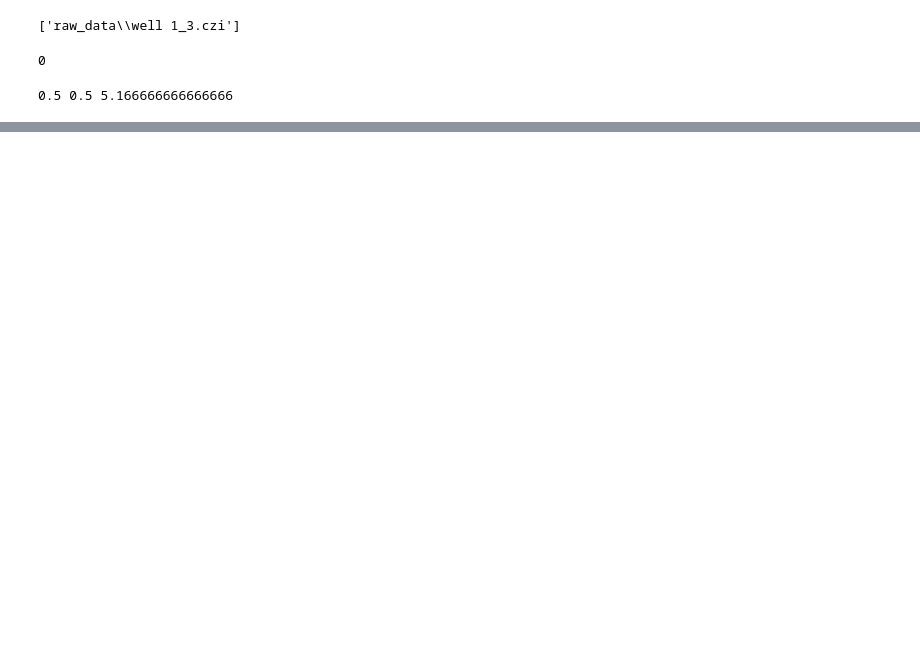
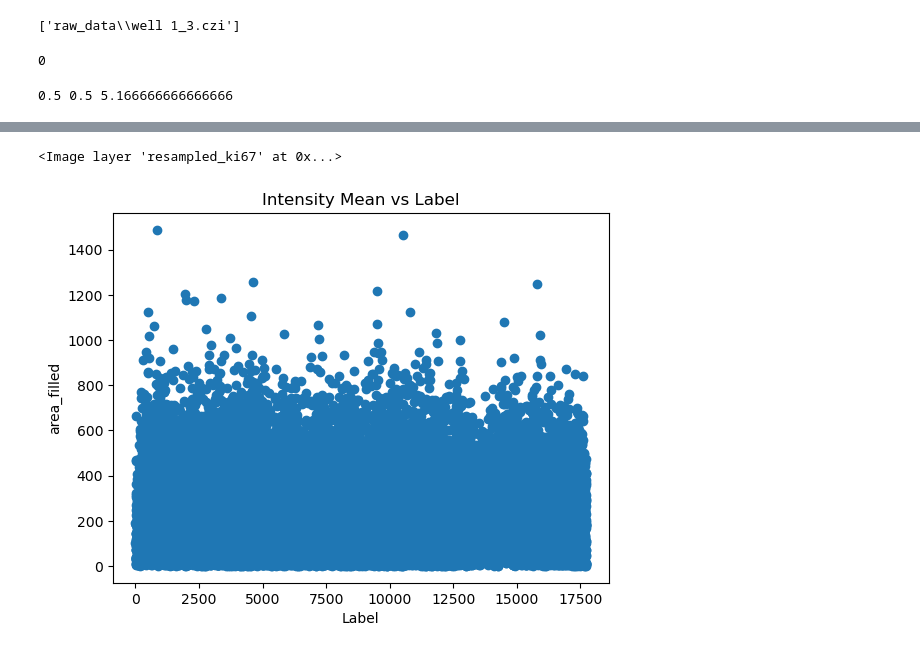
Before and after one commit to adiezsanchez/PDAC_organoids_caspase, a Jupyter notebook: dev2.ipynb, the cells around one changed output, grey strips where cells are left out. Saved outputs shown, nothing was run; the diff lists cells and outputs as text; code cells hidden in the pictures; blank space fills up the shorter version.

```diff
--- a/dev2.ipynb
+++ b/dev2.ipynb
@@ -37,7 +39,7 @@ img = czifile.imread(image)
 img = img.squeeze()
 
 # Image size reduction to improve processing times (slicing, not lossless compression)
-slicing_factor = 2 # Use 2 or 4 for compression (None for lossless)
+slicing_factor = 4 # Use 2 or 4 for compression (None for lossless)
 
 # Extract the stack containing the nuclei (0), dna_damage (1) and microglia channel (2)
 ki67_stack = img[0, :, ::slicing_factor, ::slicing_factor]
@@ -79,5 +81,5 @@ print(voxel_size_x, voxel_size_y, voxel_size_z)
 # %%
 resampled = cle.scale(input_image, factor_x=voxel_size_x, factor_y=voxel_size_y, factor_z=voxel_size_z, auto_size=True)
 background_subtracted = cle.top_hat_box(resampled, radius_x=5, radius_y=5, radius_z=5)
-segmented = cle.voronoi_otsu_labeling(background_subtracted, spot_sigma=3, outline_sigma=1)
+segmented = cle.voronoi_otsu_labeling(background_subtracted, spot_sigma=1, outline_sigma=1)
 resampled_ki67 = cle.scale(ki67_stack, factor_x=voxel_size_x, factor_y=voxel_size_y, factor_z=voxel_size_z, auto_size=True)
@@ -99,3 +113,13 @@ viewer = napari.Viewer(ndisplay=2)
 viewer.add_labels(nuclei_labels_3d)
 viewer.add_image(resampled)
 viewer.add_image(resampled_ki67)
+# %% [output]
+<Image layer 'resampled_ki67' at 0x...>
+# %%
+plt.scatter(df['label'], df['area_filled'])
+plt.title('Intensity Mean vs Label')
+plt.xlabel('Label')
+plt.ylabel('area_filled')
+plt.show()
+# %% [output]
+[figure, added]
```
Also changed, not shown: parts of 3 cells of this notebook.
